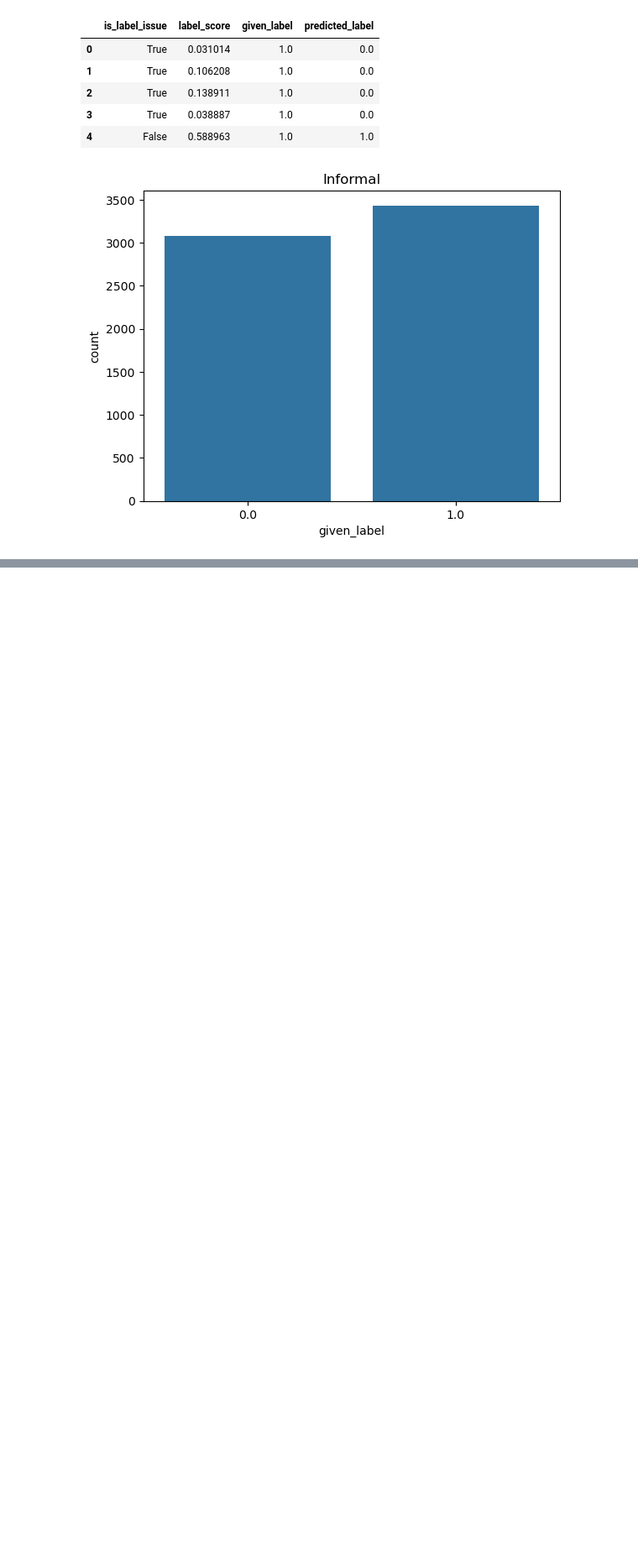
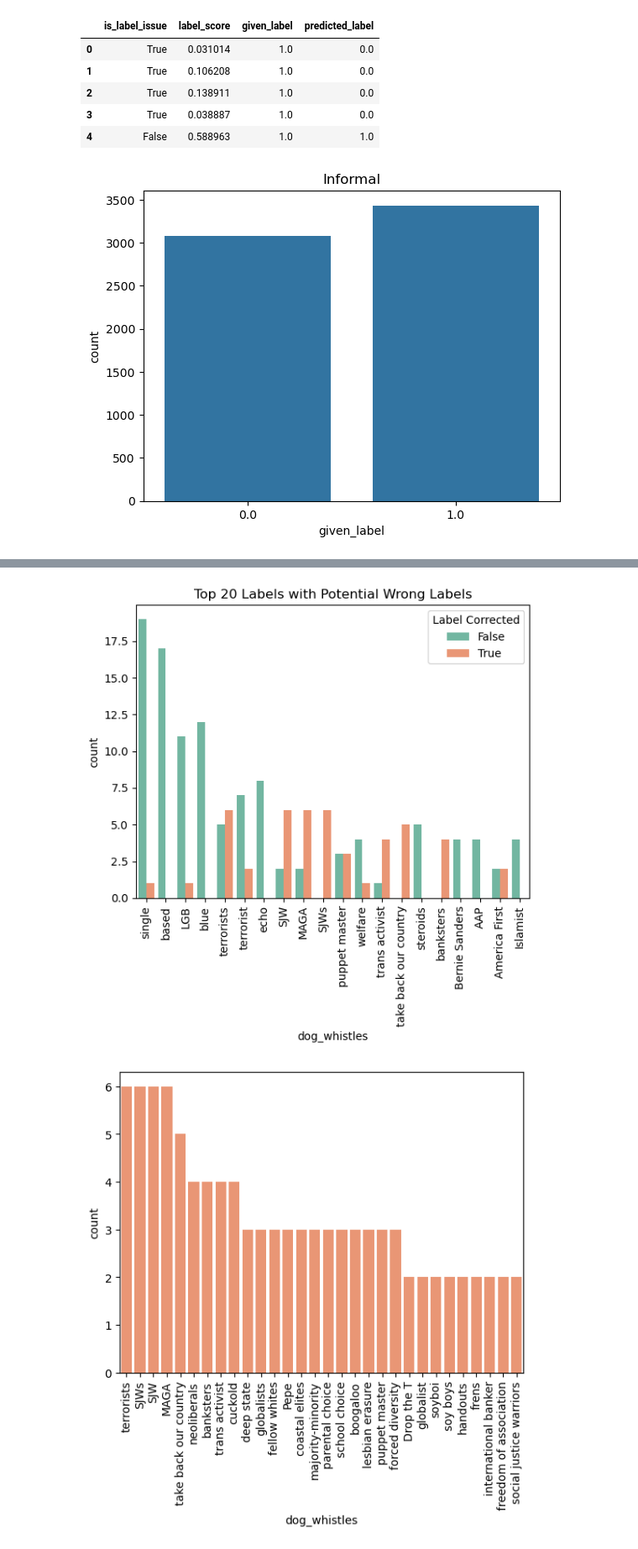
Before and after one commit to lino-zurmuehl/Master_Thesis_Dogwhistle, a Jupyter notebook: First_EDA.ipynb, the cells around one changed output, grey strips where cells are left out. Shown at 84% size. Saved outputs shown, nothing was run; the diff lists cells and outputs as text; code cells hidden in the pictures; blank space fills up the shorter version.

```diff
--- a/First_EDA.ipynb
+++ b/First_EDA.ipynb
@@ -264,0 +268,20 @@ identified_nd_issues.head()
+# %%
+
+# get the split by updated column
+sns.countplot(x='dog_whistles', data=reviewed_labels, hue='updated', order=reviewed_labels['dog_whistles'].value_counts().iloc[:20].index, palette='Set2')
+# rotate x-axis labels
+plt.xticks(rotation=90)
+# set legend title
+plt.legend(title='Label Corrected')
+plt.title('Top 20 Labels with Potential Wrong Labels')
+plt.show()
+
+# most updated dog_whistles in reviewed_labels
+updated_dog_whistles = reviewed_labels[reviewed_labels['updated'] == True]
+sns.countplot(x='dog_whistles', data=updated_dog_whistles, order=updated_dog_whistles['dog_whistles'].value_counts().iloc[:30].index, color='#fc8d62')
+# rotate x-axis labels
+plt.xticks(rotation=90)
+plt.show()
+# %% [output]
+[figure, added]
+[figure, added]
```
Also changed, not shown: parts of 12 cells of this notebook, 3 other files.
